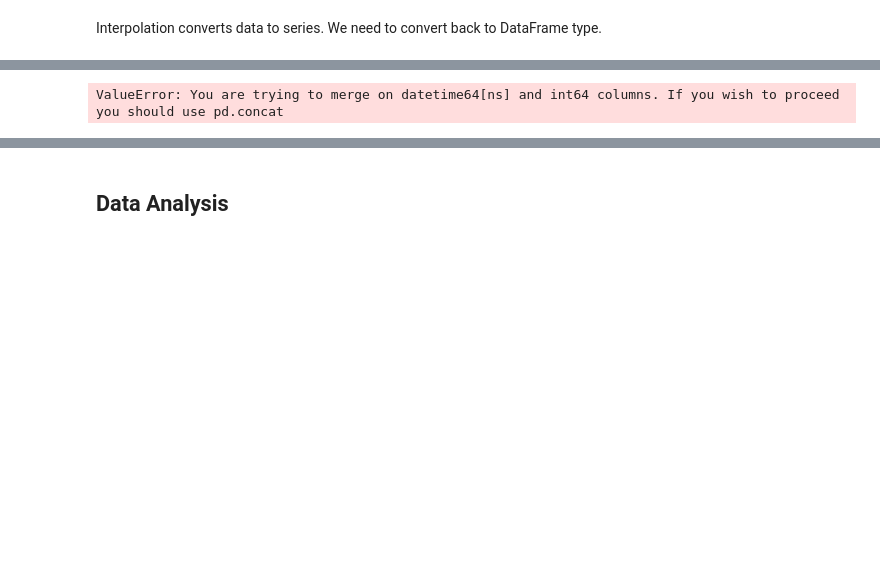
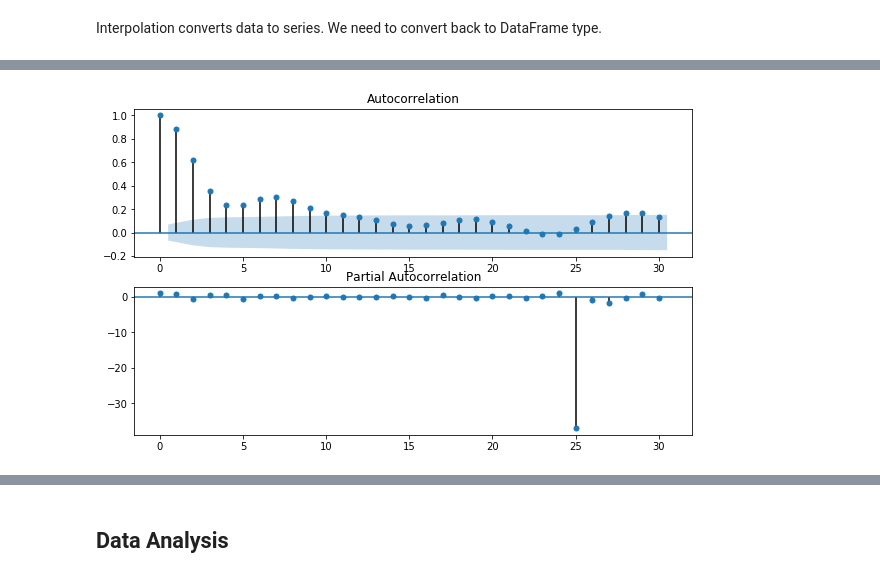
Before and after one commit to jiajunyuan/python-recession-forecaster, a Jupyter notebook: recession_predictor.ipynb, the cells around one changed output, grey strips where cells are left out. Cells and saved outputs as stored; diff of their text form; code cells hidden in the pictures; blank space fills up the shorter version.

```diff
--- a/recession_predictor.ipynb
+++ b/recession_predictor.ipynb
@@ -306,0 +223,9 @@ f_q_gdp_growth_rate.head()
+# %%
+f_gdp_month_diff = f_gdp
+f_gdp_month_diff['gdp_month_diff'] = f_gdp_month_diff.loc[:,'gdp'].diff()
+f_gdp_month_diff = f_gdp_month_diff.drop(columns='gdp')
+
+start_date = pd.to_datetime('1951, 10, 1')
+f_gdp = f_gdp[f_gdp.iloc[:,0] >= start_date]
+f_gdp_month_diff = f_gdp_month_diff[f_gdp_month_diff.iloc[:,0] >= start_date]
+f_gdp_month_diff.head()
@@ -307,8 +239,12 @@ f_q_gdp_growth_rate.head()
+# %%
+fig, ax = plt.subplots(2, figsize=(10, 6))
+ax[0] = plot_acf(f_gdp_month_diff.gdp_month_diff, ax=ax[0])
+ax[1] = plot_pacf(f_gdp_month_diff.gdp_month_diff, ax=ax[1])
+# %% [output]
+[figure, added]
 # %%
-f_vars = [f_tbill, f_cpiu, f_payroll, f_q_gdp_growth_rate, f_dtoe, f_pinvest]
+f_vars = [f_tbill, f_cpiu, f_payroll, f_gdp_month_diff, f_dtoe, f_pinvest]
 f_vars = reduce(lambda left,right: pd.merge(left,right,on='date'), f_vars)
 f_vars = f_vars.set_index('date')
-# %% [output]
-ValueError: You are trying to merge on datetime64[ns] and int64 columns. If you wish to proceed you should use pd.concat
 # %%
 f_vars.isnull().sum()
```
Also changed, not shown: parts of 46 cells of this notebook.
